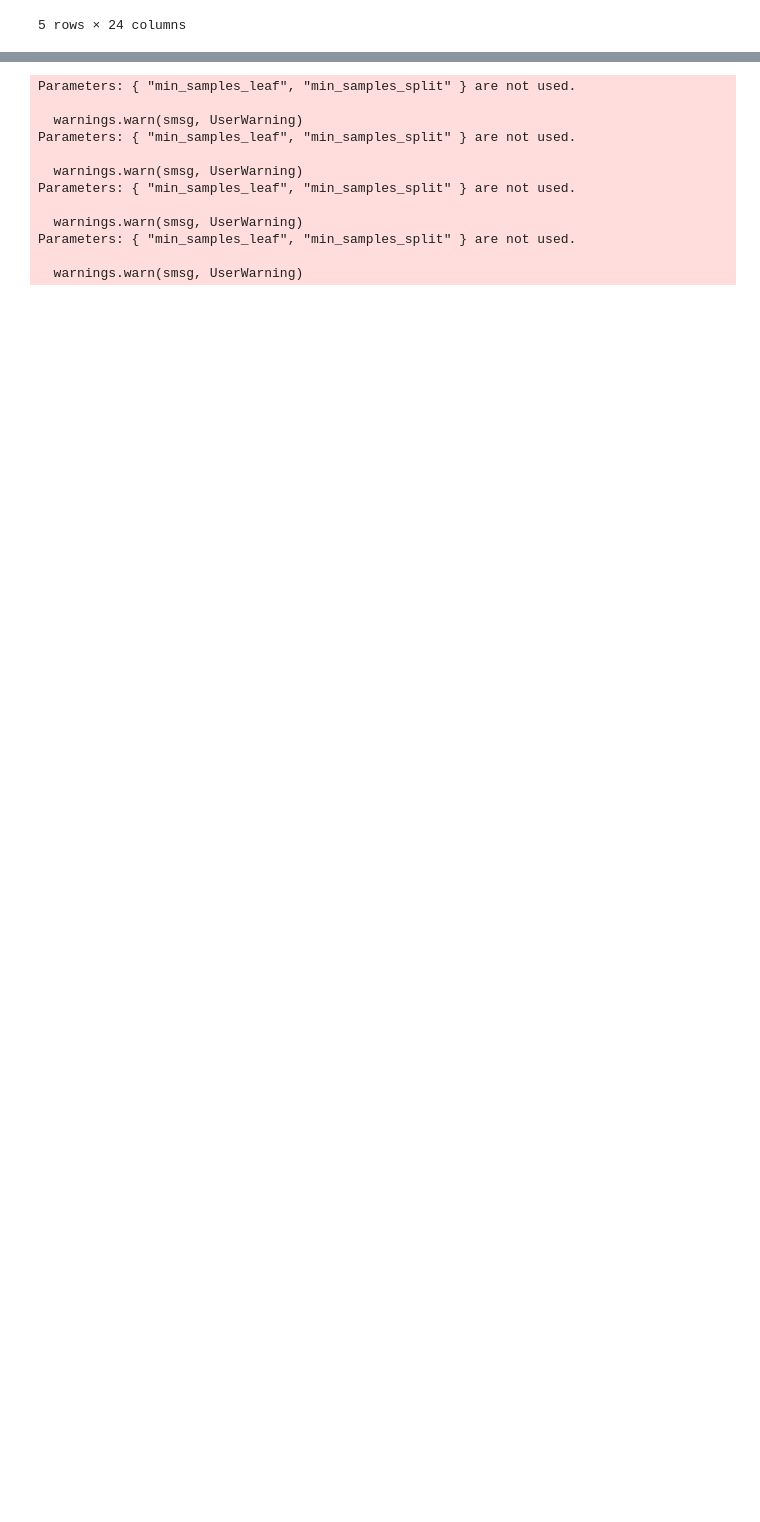
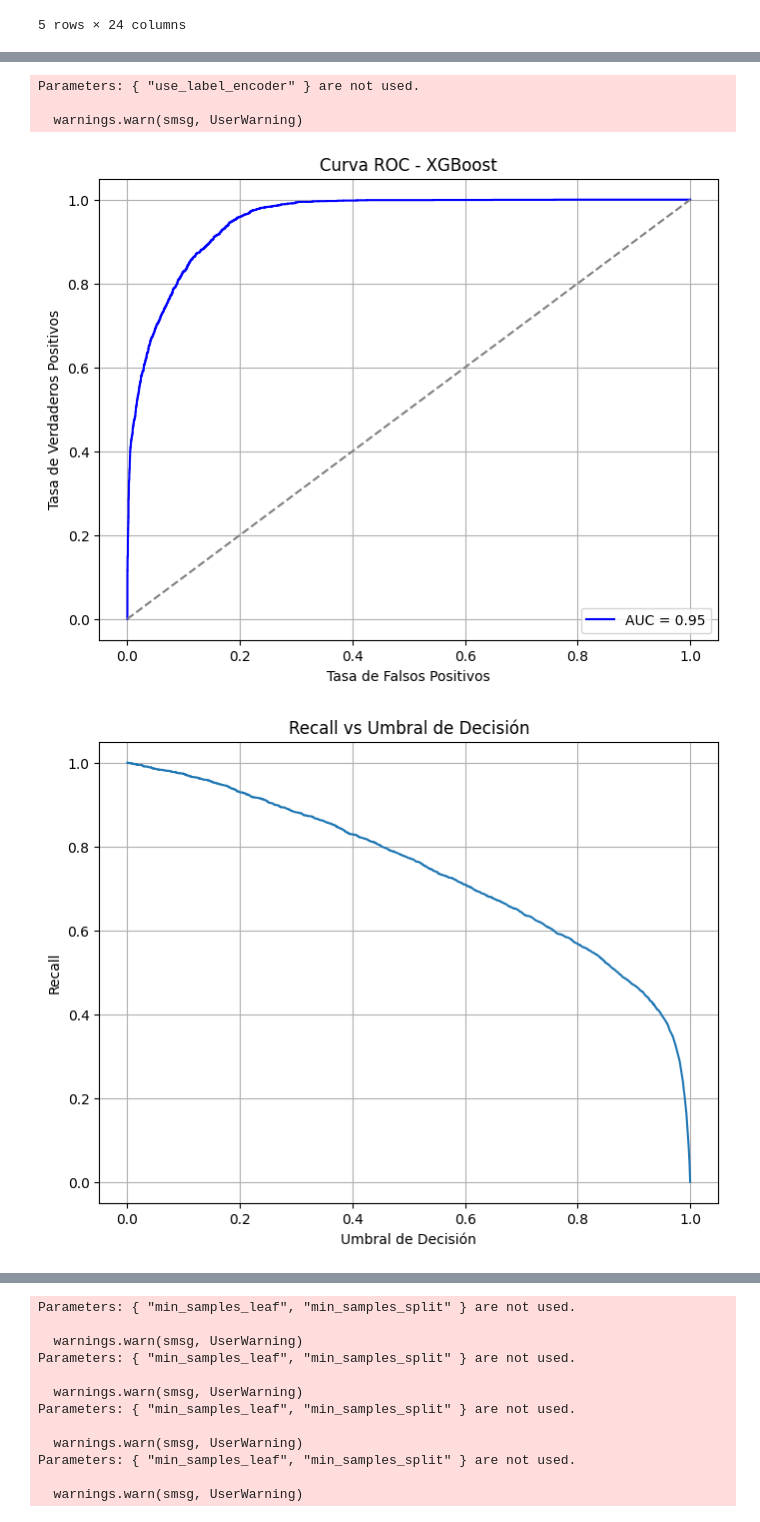
Before and after one commit to josean9/IA-Casos, a Jupyter notebook: documents/04_xgboost.ipynb, the cells around one changed output, grey strips where cells are left out. Saved outputs shown, nothing was run; the diff lists cells and outputs as text; code cells hidden in the pictures; blank space fills up the shorter version.

```diff
--- a/documents/04_xgboost.ipynb
+++ b/documents/04_xgboost.ipynb
@@ -64,8 +64,8 @@ from sklearn.metrics import accuracy_score, f1_score, recall_score
 # Definir los parámetros para la búsqueda de Grid (con parámetros ajustados)
 param_grid = {
     'n_estimators': [200],  # Reducir los estimadores a 100 o 200
-    'learning_rate': [0.05, 0.1],  # Reducir la tasa de aprendizaje
-    'max_depth': [16, 18],  # Profundidad máxima de los árboles
+    'learning_rate': [0.1],  # Reducir la tasa de aprendizaje
+    'max_depth': [11],  # Profundidad máxima de los árboles
 }
 
 # Almacenar los resultados
@@ -200,0 +216,5 @@ KeyboardInterrupt:
+Parameters: { "use_label_encoder" } are not used.
+
+  warnings.warn(smsg, UserWarning)
+[figure, added]
+[figure, added]
```
Also changed, not shown: parts of 7 cells of this notebook, 3 other files.
